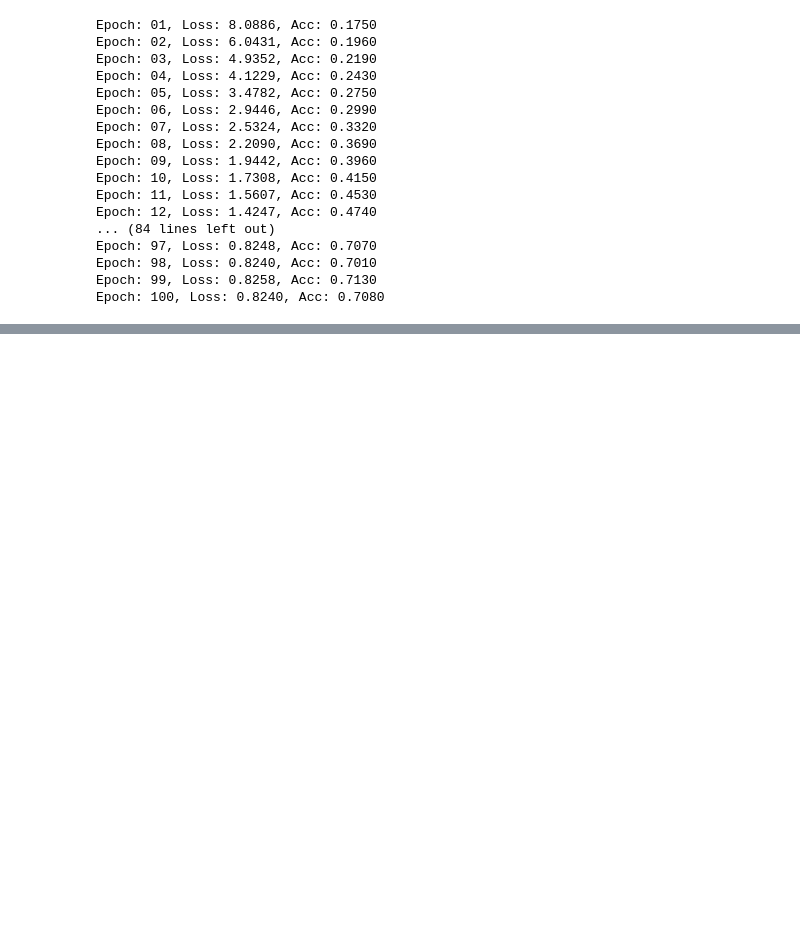
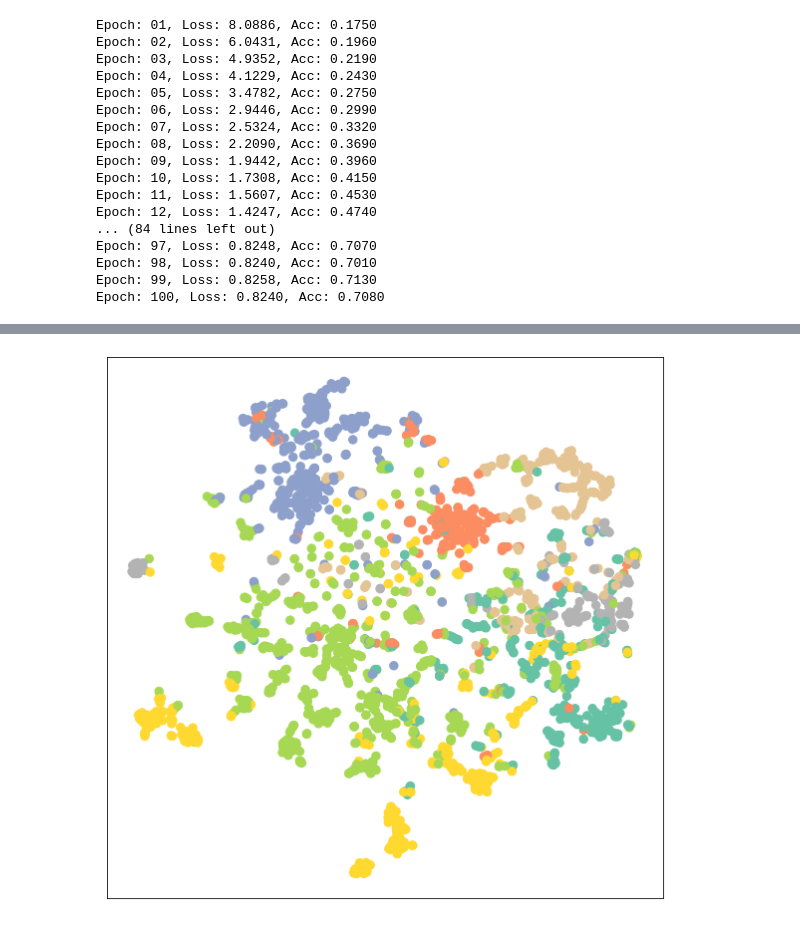
Before and after one commit to Hungpai/Graph-Attention-Network, a Jupyter notebook: 5) Node2Vec (Cora).ipynb, the cells around one changed output, grey strips where cells are left out. Cells and saved outputs as stored; diff of their text form; code cells hidden in the pictures; blank space fills up the shorter version.

```diff
--- a/5) Node2Vec (Cora).ipynb
+++ b/5) Node2Vec (Cora).ipynb
@@ -88,10 +88,16 @@ plot_points(labels)
 # %%
 def visualize(h, color):
     z = TSNE(n_components=2).fit_transform(h.detach().cpu().numpy())
 
     plt.figure(figsize=(10,10))
     plt.xticks([])
     plt.yticks([])
 
     plt.scatter(z[:, 0], z[:, 1], s=70, c=color, cmap="Set2")
     plt.show()
+
+labels = data.y.clone().detach().cpu()
+out = model(torch.arange(data.num_nodes, device=device))
+visualize(out, color=labels)
+# %% [output]
+[figure, added]
```
Also changed, not shown: parts of 1 cell of this notebook.
